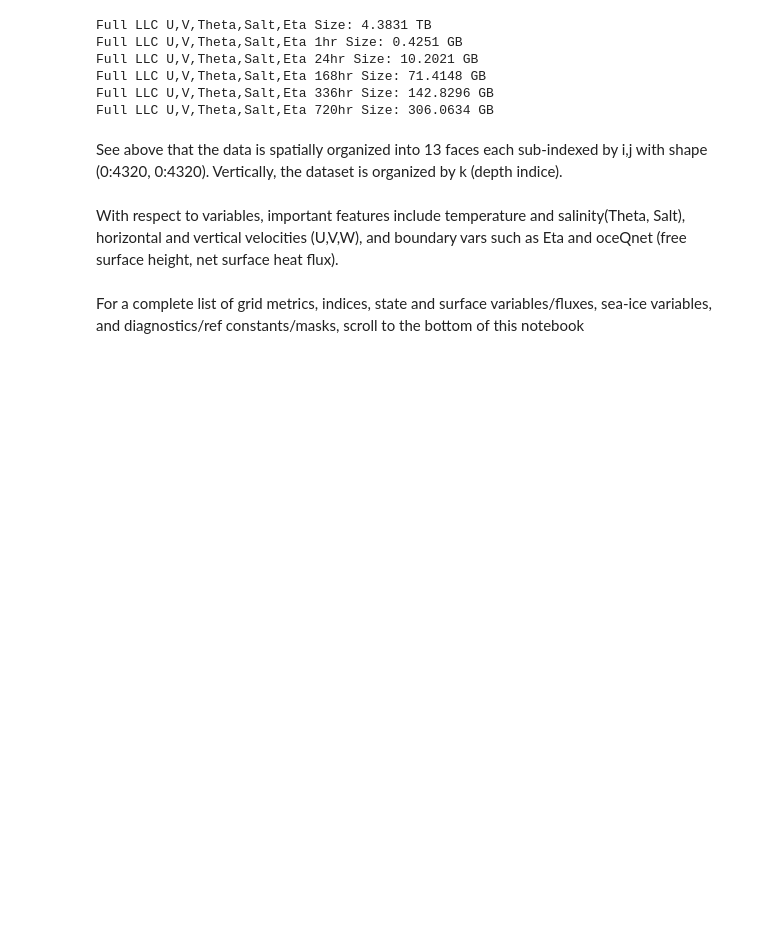
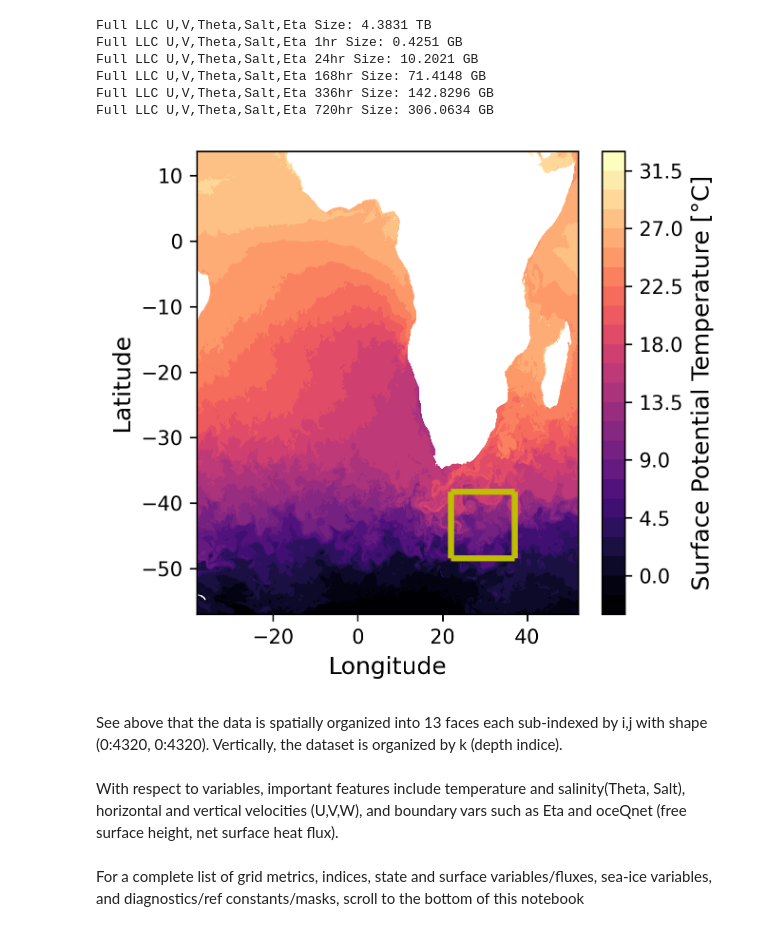
Before and after one commit to GHOpenonic/LLC_ocean_emulator, a Jupyter notebook: llc_tutorial.ipynb, the cells around one changed output. Drawn from its saved outputs; the diff is of its cells as text; code cells hidden in the pictures; blank space fills up the shorter version.

```diff
--- a/llc_tutorial.ipynb
+++ b/llc_tutorial.ipynb
@@ -109,6 +109,56 @@ Full LLC U,V,Theta,Salt,Eta 24hr Size: 10.2021 GB
 Full LLC U,V,Theta,Salt,Eta 168hr Size: 71.4148 GB
 Full LLC U,V,Theta,Salt,Eta 336hr Size: 142.8296 GB
 Full LLC U,V,Theta,Salt,Eta 720hr Size: 306.0634 GB
+# %%
+i_0 = 2880
+i_1 = 3600
+j_0 = 720
+j_1 = 1440
+
+# visualize region of interest
+llc_vis = llc.isel(time=9216, face=1, k=0)
+
+theta = llc_vis['Theta'].values
+lon = llc_vis['XC'].values
+lat = llc_vis['YC'].values
+
+fig, ax = plt.subplots(figsize=(4.5, 4), dpi=300)
+
+cf = ax.contourf(
+    lon,
+    lat,
+    theta,
+    cmap="magma",
+    vmin=np.nanmin(theta),
+    vmax=np.nanmax(theta),
+    levels=30
+)
+
+# box corners in lon/lat space
+lon_left   = lon[j_0, i_0]
+lon_right  = lon[j_0, i_1]
+lat_bottom = lat[j_0, i_0]
+lat_top    = lat[j_1, i_0]
+
+# draw ROI box
+ax.hlines(y=lat_bottom, xmin=lon_left, xmax=lon_right, colors='y',linewidth=3)
+ax.hlines(y=lat_top,    xmin=lon_left, xmax=lon_right, colors='y',linewidth=3)
+
+ax.vlines(x=lon_left,  ymin=lat_bottom, ymax=lat_top, colors='y',linewidth=3)
+ax.vlines(x=lon_right, ymin=lat_bottom, ymax=lat_top, colors='y',linewidth=3)
+
+# labels
+ax.set_xlabel('Longitude',fontsize=12)
+ax.set_ylabel('Latitude',fontsize=12)
+
+# colorbar
+cbar = plt.colorbar(cf, ax=ax)
+cbar.set_label('Surface Potential Temperature [°C]',fontsize=12)
+
+plt.tight_layout()
+plt.show()
+# %% [output]
+[figure, added]
 # %% [markdown]
 See above that the data is spatially organized into 13 faces each sub-indexed by i,j with shape (0:4320, 0:4320). Vertically, the dataset is organized by k (depth indice).\
 \
```
Also changed, not shown: 4 other files.
